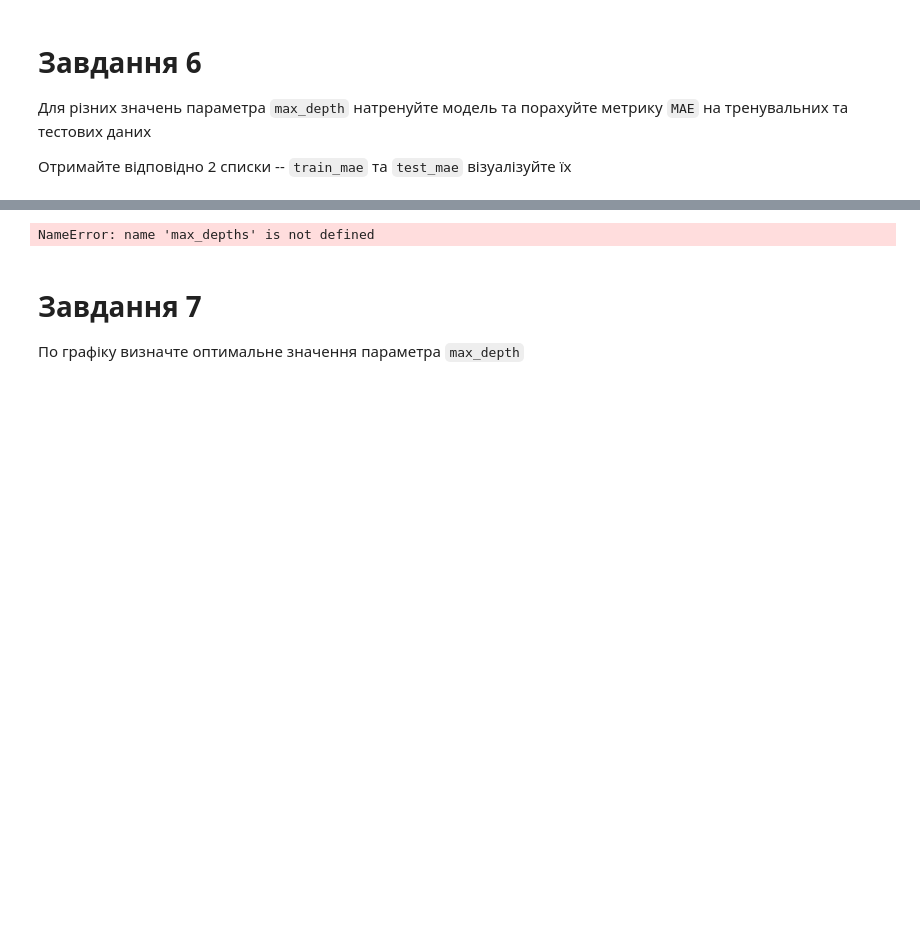
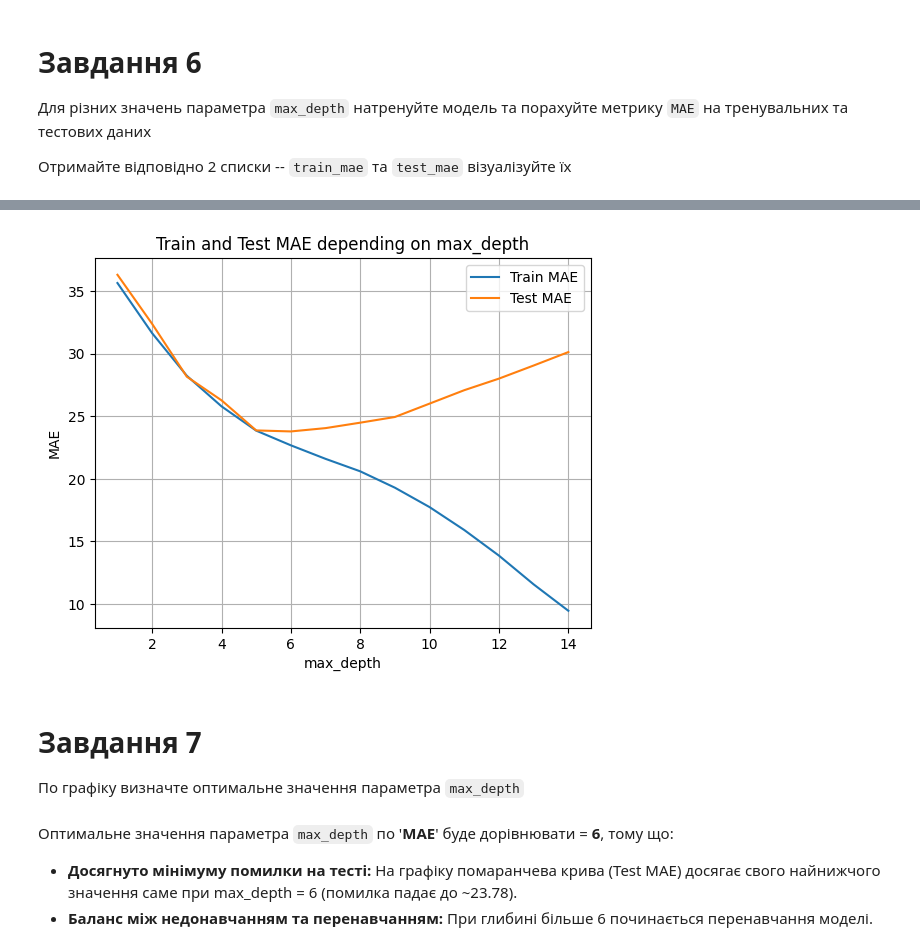
Before and after one commit to ValeriiSlynko/IT-STEP-Practice, a Jupyter notebook: Practice_Pandas/HmWrk_Pd(metrics_MAE_MSE_R2).ipynb, the cells around one changed output, grey strips where cells are left out. Drawn from its saved outputs; the diff is of its cells as text; code cells hidden in the pictures; blank space fills up the shorter version.

```diff
--- a/Practice_Pandas/HmWrk_Pd(metrics_MAE_MSE_R2).ipynb
+++ b/Practice_Pandas/HmWrk_Pd(metrics_MAE_MSE_R2).ipynb
@@ -139,3 +140,8 @@ print("Тестова вибірка:", X_test.shape)
 Нетренуйте дерево рішень на тренувальній вибірці
 
 При створенні моделі використовуйте параметри за замовчуванням
+# %%
+from sklearn.tree import DecisionTreeRegressor
+
+model_tree = DecisionTreeRegressor()
+model_tree.fit(X_train, y_train)
@@ -155,3 +208,23 @@ print("Тестова вибірка:", X_test.shape)
 
 Отримайте відповідно 2 списки -- `train_mae` та `test_mae`
 візуалізуйте їх
+# %%
+# Тренуємо модель та рахуємо метрику 'MAE' (Mean Absolute Error) — середня абсолютна похибка
+
+train_MAE = []
+test_MAE = []
+
+max_depth = range(1, 15)
+
+for depth in max_depth:
+  tree = DecisionTreeRegressor(max_depth=depth)
+  tree.fit(X_train, y_train)
+
+  train_predict = tree.predict(X_train)
+  test_predict = tree.predict(X_test)
+
+  MAE_test = mean_absolute_error(y_test, test_predict)
+  MAE_train = mean_absolute_error(y_train, train_predict)
+
+  train_MAE.append(MAE_train)
+  test_MAE.append(MAE_test)
@@ -158,20 +265,25 @@ print("Тестова вибірка:", X_test.shape)
 # %%
 # код для візуалізації
 # вам потрібно створити список max_depthes зі значеннями параметра який ви використовували
 import matplotlib.pyplot as plt
 
-plt.plot(max_depths, train_mae, label="Train MAE")
-plt.plot(max_depths, test_mae, label="Test MAE")
+plt.plot(max_depth, train_MAE, label="Train MAE")
+plt.plot(max_depth, test_MAE, label="Test MAE")
 
 plt.xlabel("max_depth")
 plt.ylabel("MAE")
 plt.title("Train and Test MAE depending on max_depth")
 plt.legend()
 plt.grid()
 
 plt.show()
 # %% [output]
-NameError: name 'max_depths' is not defined
+[figure, added]
 # %% [markdown]
 # Завдання 7
 По графіку визначте оптимальне значення параметра `max_depth`
+# %% [markdown]
+Оптимальне значення параметра `max_depth` по '**MAE**' буде дорівнювати = **6**, тому що:
+
+* **Досягнуто мінімуму помилки на тесті:** На графіку помаранчева крива (Test MAE) досягає свого найнижчого значення саме при max_depth = 6 (помилка падає до ~23.78).
+* **Баланс між недонавчанням та перенавчанням:** При глибині більше 6 починається перенавчання моделі.
```
Also changed, not shown: parts of 19 cells of this notebook.
